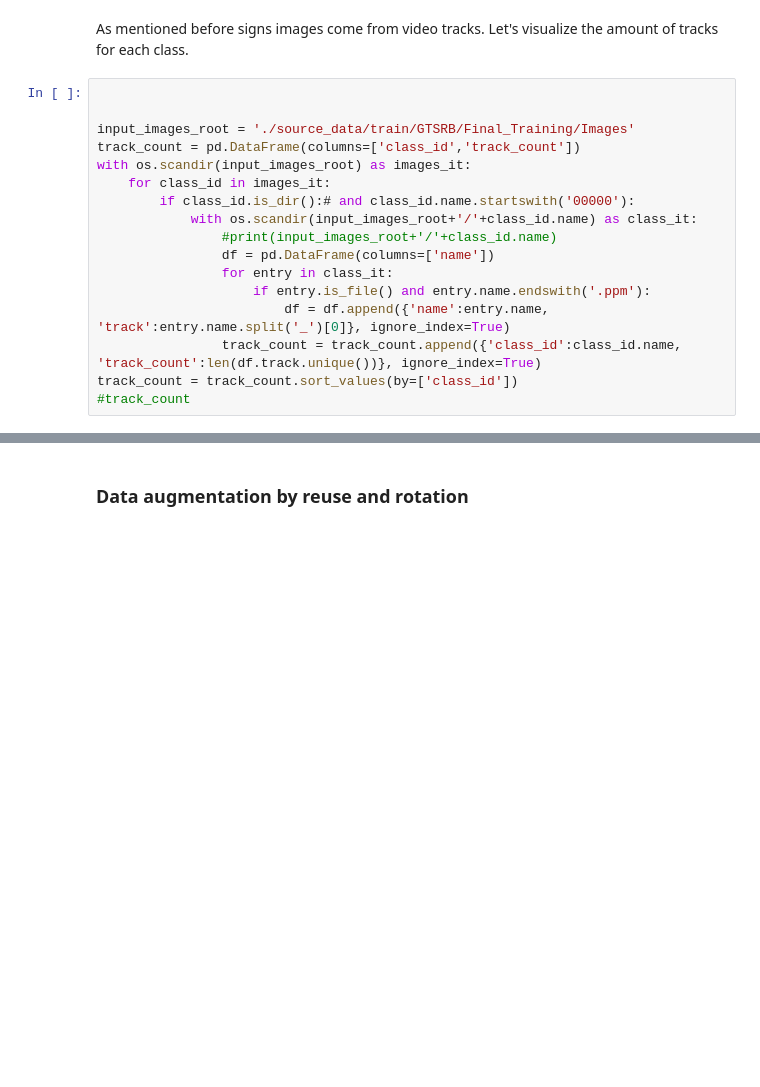
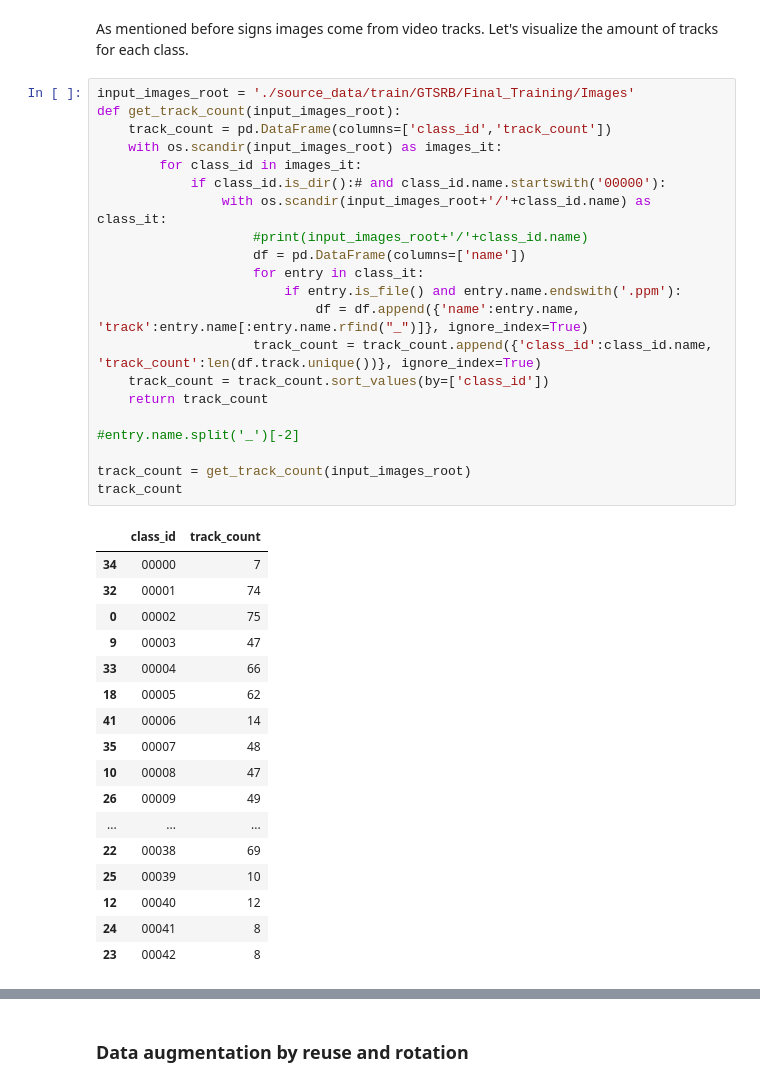
Before and after one commit to j99nowicki/ml_road_signs, a Jupyter notebook: 1 Download data.ipynb, the cells around one changed output, grey strips where cells are left out. Saved outputs shown, nothing was run; the diff lists cells and outputs as text; blank space fills up the shorter version.

```diff
--- a/1 Download data.ipynb
+++ b/1 Download data.ipynb
@@ -258,20 +258,42 @@ Ideally, the augmentation should be applied on training set to equalize class si
 # %% [markdown]
 As mentioned before signs images come from video tracks. Let's visualize the amount of tracks for each class.
 # %%
+input_images_root = './source_data/train/GTSRB/Final_Training/Images'
+def get_track_count(input_images_root):
+    track_count = pd.DataFrame(columns=['class_id','track_count'])
+    with os.scandir(input_images_root) as images_it:
+        for class_id in images_it:
+            if class_id.is_dir():# and class_id.name.startswith('00000'):
+                with os.scandir(input_images_root+'/'+class_id.name) as class_it:
+                    #print(input_images_root+'/'+class_id.name)
+                    df = pd.DataFrame(columns=['name'])
+                    for entry in class_it:
+                        if entry.is_file() and entry.name.endswith('.ppm'):
+                            df = df.append({'name':entry.name, 'track':entry.name[:entry.name.rfind("_")]}, ignore_index=True)
+                    track_count = track_count.append({'class_id':class_id.name, 'track_count':len(df.track.unique())}, ignore_index=True)
+    track_count = track_count.sort_values(by=['class_id'])
+    return track_count
 
+#entry.name.split('_')[-2]
 
-input_images_root = './source_data/train/GTSRB/Final_Training/Images'
-track_count = pd.DataFrame(columns=['class_id','track_count'])
-with os.scandir(input_images_root) as images_it:
-    for class_id in images_it:
-        if class_id.is_dir():# and class_id.name.startswith('00000'):
-            with os.scandir(input_images_root+'/'+class_id.name) as class_it:
-                #print(input_images_root+'/'+class_id.name)
-                df = pd.DataFrame(columns=['name'])
-                for entry in class_it:
-                    if entry.is_file() and entry.name.endswith('.ppm'):
-                        df = df.append({'name':entry.name, 'track':entry.name.split('_')[0]}, ignore_index=True)
-                track_count = track_count.append({'class_id':class_id.name, 'track_count':len(df.track.unique())}, ignore_index=True)
-track_count = track_count.sort_values(by=['class_id'])
-#track_count
+track_count = get_track_count(input_images_root)
+track_count
+# %% [output]
+|  | class_id | track_count |
+| 34 | 00000 | 7 |
+| 32 | 00001 | 74 |
+| 0 | 00002 | 75 |
+| 9 | 00003 | 47 |
+| 33 | 00004 | 66 |
+| 18 | 00005 | 62 |
+| 41 | 00006 | 14 |
+| 35 | 00007 | 48 |
+| 10 | 00008 | 47 |
+| 26 | 00009 | 49 |
+| ... | ... | ... |
+| 22 | 00038 | 69 |
+| 25 | 00039 | 10 |
+| 12 | 00040 | 12 |
+| 24 | 00041 | 8 |
+| 23 | 00042 | 8 |
 # %%
```
Also changed, not shown: parts of 11 cells of this notebook.
